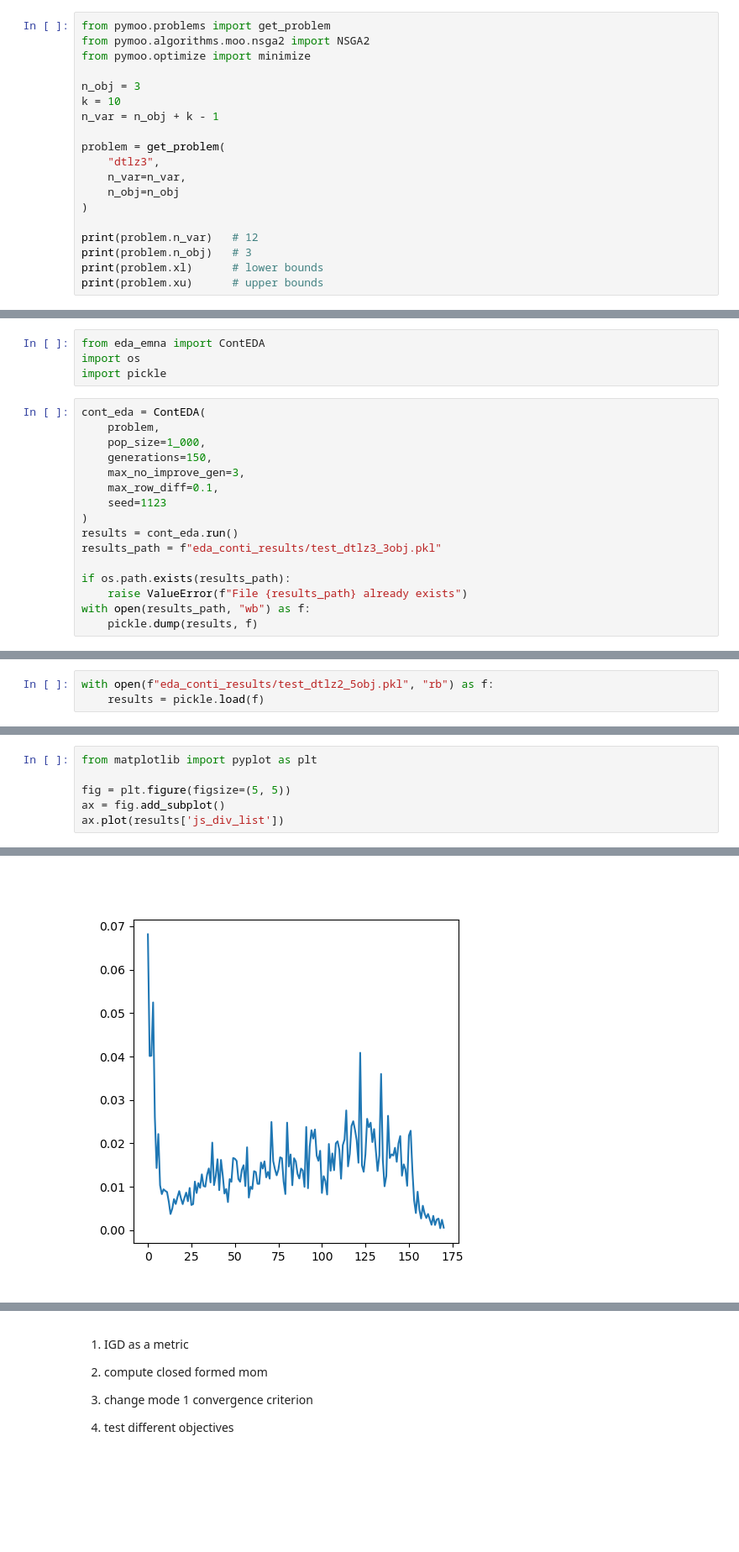
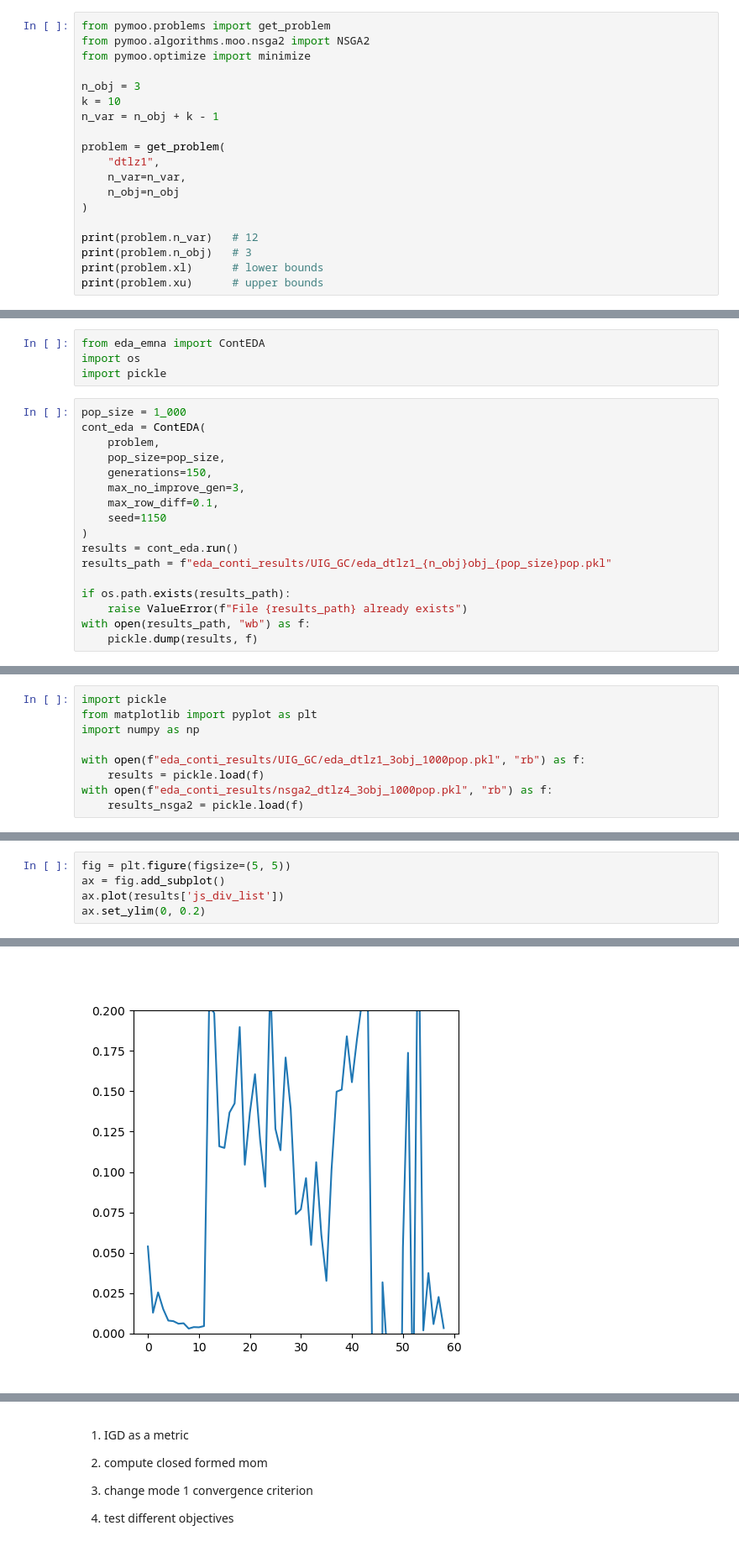
Before and after one commit to rameshsrinivasanuci/multiobjective, a Jupyter notebook: dtlz.ipynb, the cells around one changed output, grey strips where cells are left out. Shown at 84% size. Saved outputs shown, nothing was run; the diff lists cells and outputs as text; blank space fills up the shorter version.

Commit message:
testing UIG on DTLZs

```diff
--- a/dtlz.ipynb
+++ b/dtlz.ipynb
@@ -8,7 +8,7 @@ k = 10
 n_var = n_obj + k - 1
 
 problem = get_problem(
-    "dtlz3",
+    "dtlz1",
     n_var=n_var,
     n_obj=n_obj
 )
@@ -63,16 +82,17 @@ from eda_emna import ContEDA
 import os
 import pickle
 # %%
+pop_size = 1_000
 cont_eda = ContEDA(
     problem,
-    pop_size=1_000,
+    pop_size=pop_size,
     generations=150,
     max_no_improve_gen=3,
     max_row_diff=0.1,
-    seed=1123
+    seed=1150
 )
 results = cont_eda.run()
-results_path = f"eda_conti_results/test_dtlz3_3obj.pkl"
+results_path = f"eda_conti_results/UIG_GC/eda_dtlz1_{n_obj}obj_{pop_size}pop.pkl"
 
 if os.path.exists(results_path):
     raise ValueError(f"File {results_path} already exists")
@@ -99,3 +143,9 @@ EDA finished in 10.27s (mode 1: 7 gens, mode 2: 14 gens)
 # %%
-with open(f"eda_conti_results/test_dtlz2_5obj.pkl", "rb") as f:
+import pickle
+from matplotlib import pyplot as plt
+import numpy as np
+
+with open(f"eda_conti_results/UIG_GC/eda_dtlz1_3obj_1000pop.pkl", "rb") as f:
     results = pickle.load(f)
+with open(f"eda_conti_results/nsga2_dtlz4_3obj_1000pop.pkl", "rb") as f:
+    results_nsga2 = pickle.load(f)
@@ -104,7 +154,6 @@ results['js_div_list'][140:150]
 # %%
-from matplotlib import pyplot as plt
-
 fig = plt.figure(figsize=(5, 5))
 ax = fig.add_subplot()
 ax.plot(results['js_div_list'])
+ax.set_ylim(0, 0.2)
 # %% [output]
@@ -112 +161 @@ ax.plot(results['js_div_list'])
-[figure, old version]
+[figure, new version]
```
Also changed, not shown: parts of 24 cells of this notebook, 1 other file.
